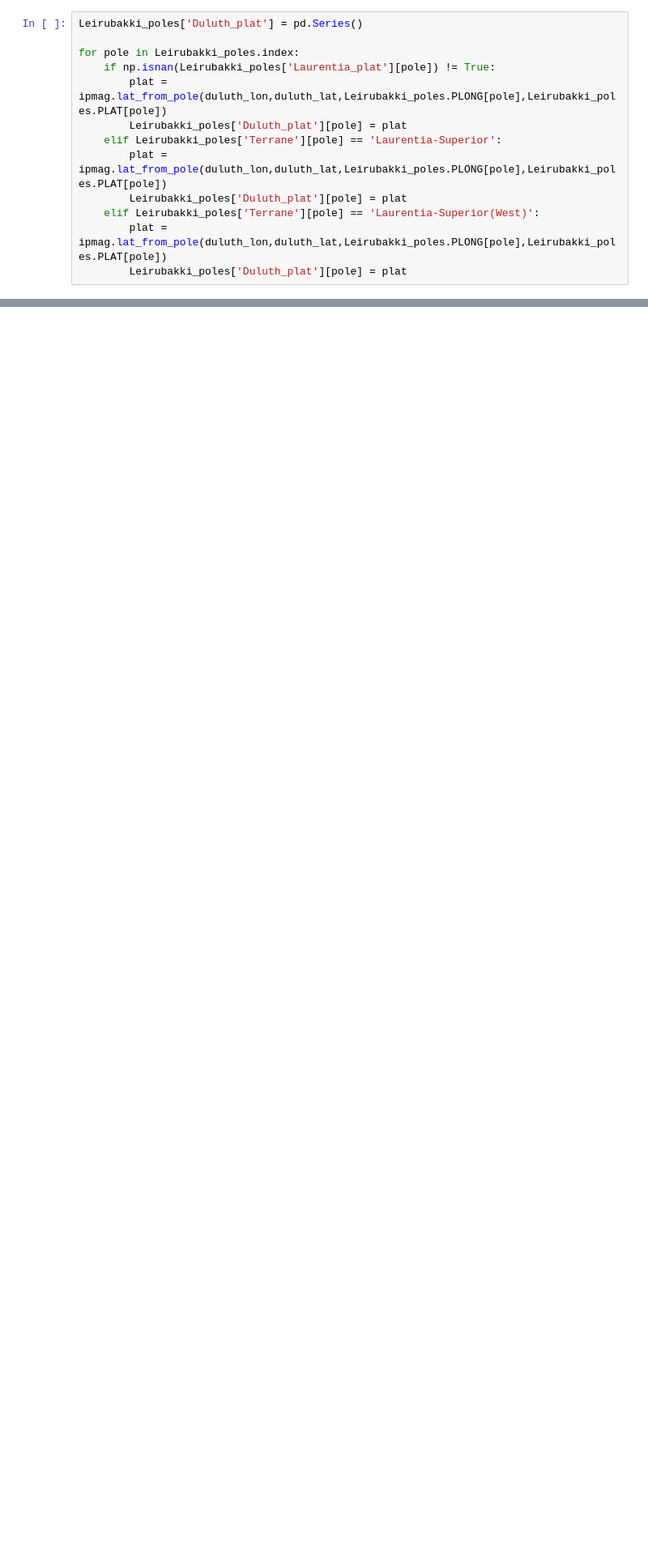
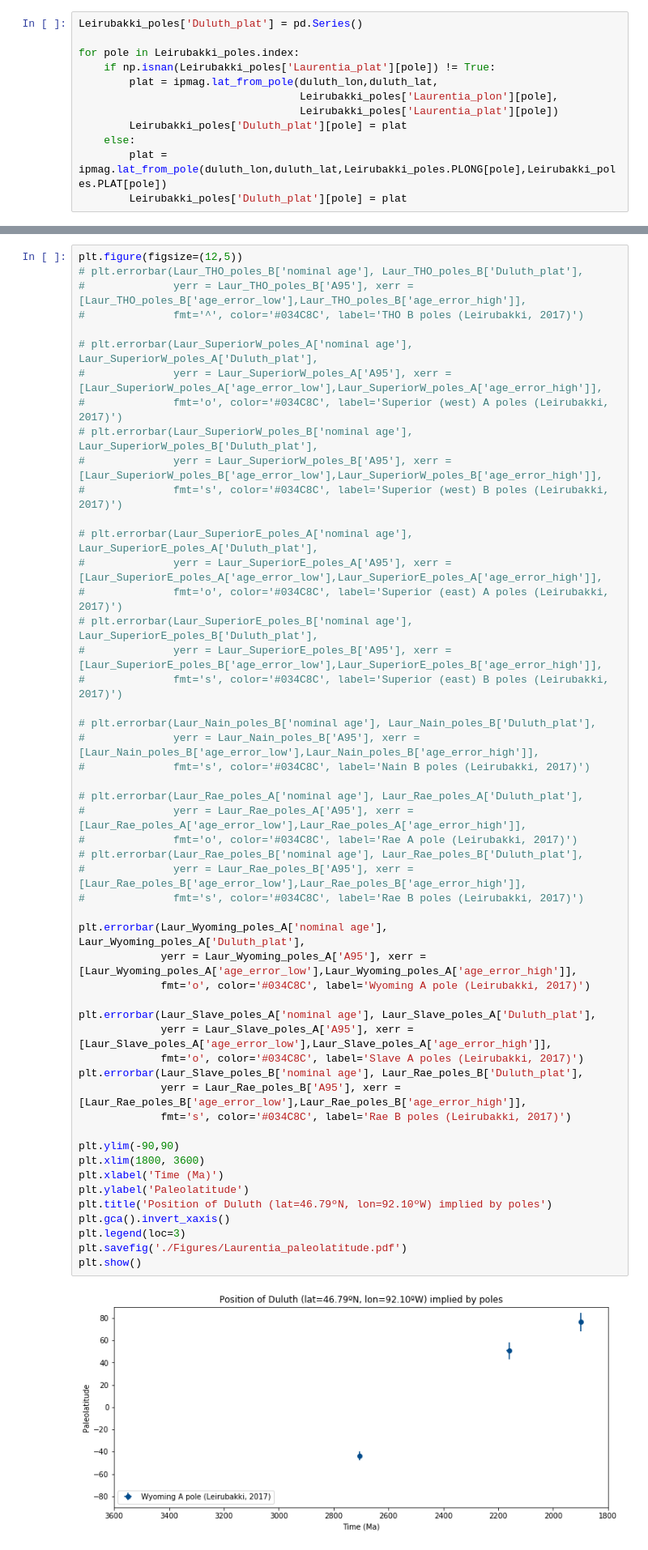
Before and after one commit to Swanson-Hysell-Group/Laurentia_Paleogeography, a Jupyter notebook: Laurentia_pole_compilation.ipynb, the cells around one changed output, grey strips where cells are left out. Shown at 81% size. Saved outputs shown, nothing was run; the diff lists cells and outputs as text; blank space fills up the shorter version.

```diff
--- a/Laurentia_pole_compilation.ipynb
+++ b/Laurentia_pole_compilation.ipynb
@@ -108,14 +130,13 @@ Leirubakki_poles['Duluth_plat'] = pd.Series()
 
 for pole in Leirubakki_poles.index:
     if np.isnan(Leirubakki_poles['Laurentia_plat'][pole]) != True:
+        plat = ipmag.lat_from_pole(duluth_lon,duluth_lat,
+                                   Leirubakki_poles['Laurentia_plon'][pole],
+                                   Leirubakki_poles['Laurentia_plat'][pole])
+        Leirubakki_poles['Duluth_plat'][pole] = plat
+    else:
         plat = ipmag.lat_from_pole(duluth_lon,duluth_lat,Leirubakki_poles.PLONG[pole],Leirubakki_poles.PLAT[pole])
         Leirubakki_poles['Duluth_plat'][pole] = plat
-    elif Leirubakki_poles['Terrane'][pole] == 'Laurentia-Superior':
-        plat = ipmag.lat_from_pole(duluth_lon,duluth_lat,Leirubakki_poles.PLONG[pole],Leirubakki_poles.PLAT[pole])
-        Leirubakki_poles['Duluth_plat'][pole] = plat
-    elif Leirubakki_poles['Terrane'][pole] == 'Laurentia-Superior(West)':
-        plat = ipmag.lat_from_pole(duluth_lon,duluth_lat,Leirubakki_poles.PLONG[pole],Leirubakki_poles.PLAT[pole])
-        Leirubakki_poles['Duluth_plat'][pole] = plat
 # %%
 poles_A = Leirubakki_poles[Leirubakki_poles['Grade']=='A']
 poles_B = Leirubakki_poles[Leirubakki_poles['Grade']=='B']
@@ -563,3 +666,56 @@ plt.show()
+# %%
+plt.figure(figsize=(12,5))
+# plt.errorbar(Laur_THO_poles_B['nominal age'], Laur_THO_poles_B['Duluth_plat'],
+#              yerr = Laur_THO_poles_B['A95'], xerr = [Laur_THO_poles_B['age_error_low'],Laur_THO_poles_B['age_error_high']],
+#              fmt='^', color='#034C8C', label='THO B poles (Leirubakki, 2017)')
+
+# plt.errorbar(Laur_SuperiorW_poles_A['nominal age'], Laur_SuperiorW_poles_A['Duluth_plat'],
+#              yerr = Laur_SuperiorW_poles_A['A95'], xerr = [Laur_SuperiorW_poles_A['age_error_low'],Laur_SuperiorW_poles_A['age_error_high']],
+#              fmt='o', color='#034C8C', label='Superior (west) A poles (Leirubakki, 2017)')
+# plt.errorbar(Laur_SuperiorW_poles_B['nominal age'], Laur_SuperiorW_poles_B['Duluth_plat'],
+#              yerr = Laur_SuperiorW_poles_B['A95'], xerr = [Laur_SuperiorW_poles_B['age_error_low'],Laur_SuperiorW_poles_B['age_error_high']],
+#              fmt='s', color='#034C8C', label='Superior (west) B poles (Leirubakki, 2017)')
+
+# plt.errorbar(Laur_SuperiorE_poles_A['nominal age'], Laur_SuperiorE_poles_A['Duluth_plat'],
+#              yerr = Laur_SuperiorE_poles_A['A95'], xerr = [Laur_SuperiorE_poles_A['age_error_low'],Laur_SuperiorE_poles_A['age_error_high']],
+#              fmt='o', color='#034C8C', label='Superior (east) A poles (Leirubakki, 2017)')
+# plt.errorbar(Laur_SuperiorE_poles_B['nominal age'], Laur_SuperiorE_poles_B['Duluth_plat'],
+#              yerr = Laur_SuperiorE_poles_B['A95'], xerr = [Laur_SuperiorE_poles_B['age_error_low'],Laur_SuperiorE_poles_B['age_error_high']],
+#              fmt='s', color='#034C8C', label='Superior (east) B poles (Leirubakki, 2017)')
+
+# plt.errorbar(Laur_Nain_poles_B['nominal age'], Laur_Nain_poles_B['Duluth_plat'],
+#              yerr = Laur_Nain_poles_B['A95'], xerr = [Laur_Nain_poles_B['age_error_low'],Laur_Nain_poles_B['age_error_high']],
+#              fmt='s', color='#034C8C', label='Nain B poles (Leirubakki, 2017)')
+
+# plt.errorbar(Laur_Rae_poles_A['nominal age'], Laur_Rae_poles_A['Duluth_plat'],
+#              yerr = Laur_Rae_poles_A['A95'], xerr = [Laur_Rae_poles_A['age_error_low'],Laur_Rae_poles_A['age_error_high']],
+#              fmt='o', color='#034C8C', label='Rae A pole (Leirubakki, 2017)')
+# plt.errorbar(Laur_Rae_poles_B['nominal age'], Laur_Rae_poles_B['Duluth_plat'],
+#              yerr = Laur_Rae_poles_B['A95'], xerr = [Laur_Rae_poles_B['age_error_low'],Laur_Rae_poles_B['age_error_high']],
+#              fmt='s', color='#034C8C', label='Rae B poles (Leirubakki, 2017)')
+
+plt.errorbar(Laur_Wyoming_poles_A['nominal age'], Laur_Wyoming_poles_A['Duluth_plat'],
+             yerr = Laur_Wyoming_poles_A['A95'], xerr = [Laur_Wyoming_poles_A['age_error_low'],Laur_Wyoming_poles_A['age_error_high']],
+             fmt='o', color='#034C8C', label='Wyoming A pole (Leirubakki, 2017)')
+
+plt.errorbar(Laur_Slave_poles_A['nominal age'], Laur_Slave_poles_A['Duluth_plat'],
+             yerr = Laur_Slave_poles_A['A95'], xerr = [Laur_Slave_poles_A['age_error_low'],Laur_Slave_poles_A['age_error_high']],
+             fmt='o', color='#034C8C', label='Slave A poles (Leirubakki, 2017)')
+plt.errorbar(Laur_Slave_poles_B['nominal age'], Laur_Rae_poles_B['Duluth_plat'],
+             yerr = Laur_Rae_poles_B['A95'], xerr = [Laur_Rae_poles_B['age_error_low'],Laur_Rae_poles_B['age_error_high']],
+             fmt='s', color='#034C8C', label='Rae B poles (Leirubakki, 2017)')
+
+plt.ylim(-90,90)
+plt.xlim(1800, 3600)
+plt.xlabel('Time (Ma)')
+plt.ylabel('Paleolatitude')
+plt.title('Position of Duluth (lat=46.79ºN, lon=92.10ºW) implied by poles')
+plt.gca().invert_xaxis()
+plt.legend(loc=3)
+plt.savefig('./Figures/Laurentia_paleolatitude.pdf')
+plt.show()
+# %% [output]
+[figure, added]
 # %% [markdown]
 ## Plot Laurentia poles pre-Paleoproterozoic amalgamation
 
```
Also changed, not shown: parts of 49 cells of this notebook.
